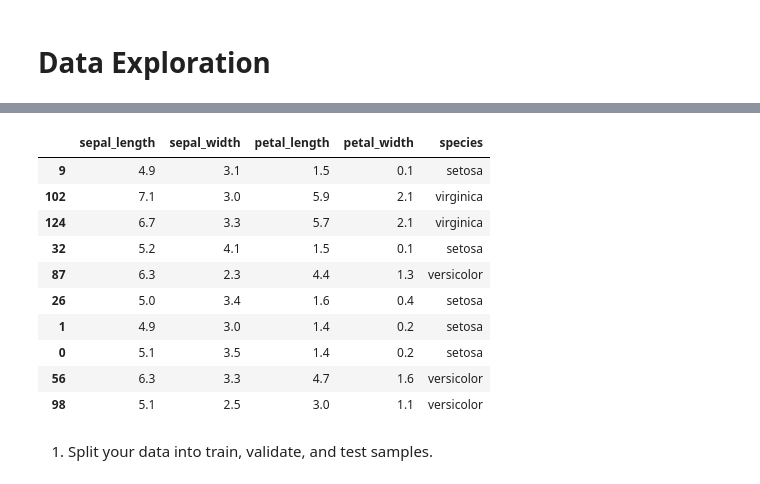
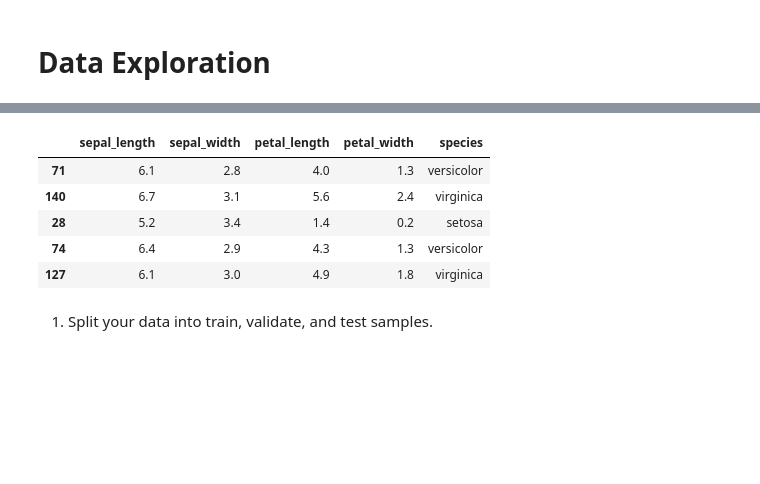
Before and after one commit to mdalton87/classification-exercises, a Jupyter notebook: classification_exercises.ipynb, the cells around one changed output, grey strips where cells are left out. Cells and saved outputs as stored; diff of their text form; code cells hidden in the pictures; blank space fills up the shorter version.

```diff
--- a/classification_exercises.ipynb
+++ b/classification_exercises.ipynb
@@ -220,19 +222,14 @@ df = clean_iris()
 # %%
 df.drop(columns=['species_versicolor','species_virginica'], inplace=True)
 # %%
-df.sample(10)
+df.sample(5)
 # %% [output]
 |  | sepal_length | sepal_width | petal_length | petal_width | species |
-| 9 | 4.9 | 3.1 | 1.5 | 0.1 | setosa |
-| 102 | 7.1 | 3.0 | 5.9 | 2.1 | virginica |
-| 124 | 6.7 | 3.3 | 5.7 | 2.1 | virginica |
-| 32 | 5.2 | 4.1 | 1.5 | 0.1 | setosa |
-| 87 | 6.3 | 2.3 | 4.4 | 1.3 | versicolor |
-| 26 | 5.0 | 3.4 | 1.6 | 0.4 | setosa |
-| 1 | 4.9 | 3.0 | 1.4 | 0.2 | setosa |
-| 0 | 5.1 | 3.5 | 1.4 | 0.2 | setosa |
-| 56 | 6.3 | 3.3 | 4.7 | 1.6 | versicolor |
-| 98 | 5.1 | 2.5 | 3.0 | 1.1 | versicolor |
+| 71 | 6.1 | 2.8 | 4.0 | 1.3 | versicolor |
+| 140 | 6.7 | 3.1 | 5.6 | 2.4 | virginica |
+| 28 | 5.2 | 3.4 | 1.4 | 0.2 | setosa |
+| 74 | 6.4 | 2.9 | 4.3 | 1.3 | versicolor |
+| 127 | 6.1 | 3.0 | 4.9 | 1.8 | virginica |
 # %%
 def train_validate_test_split(df, seed=123):
     train_and_validate, test = train_test_split(
```
Also changed, not shown: parts of 26 cells of this notebook, 2 other files.
